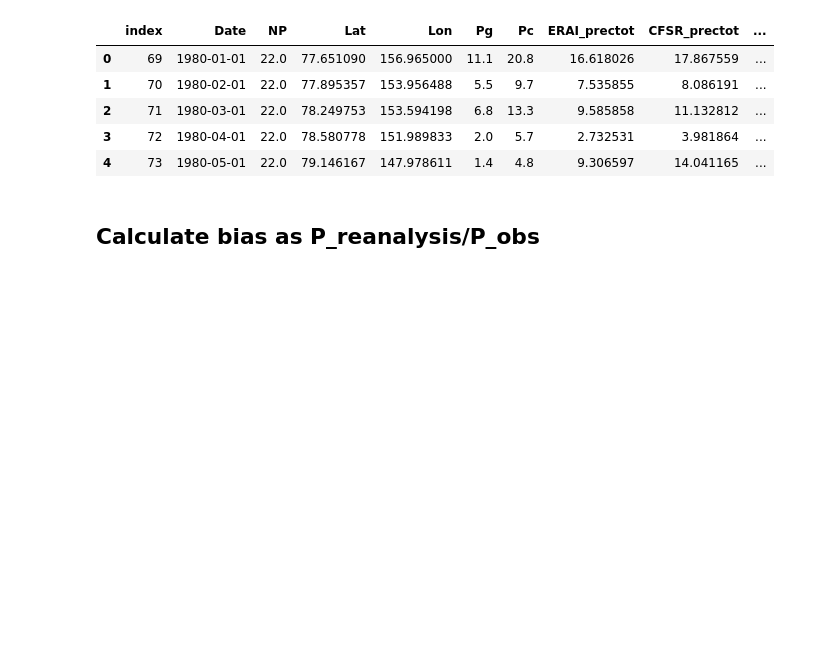
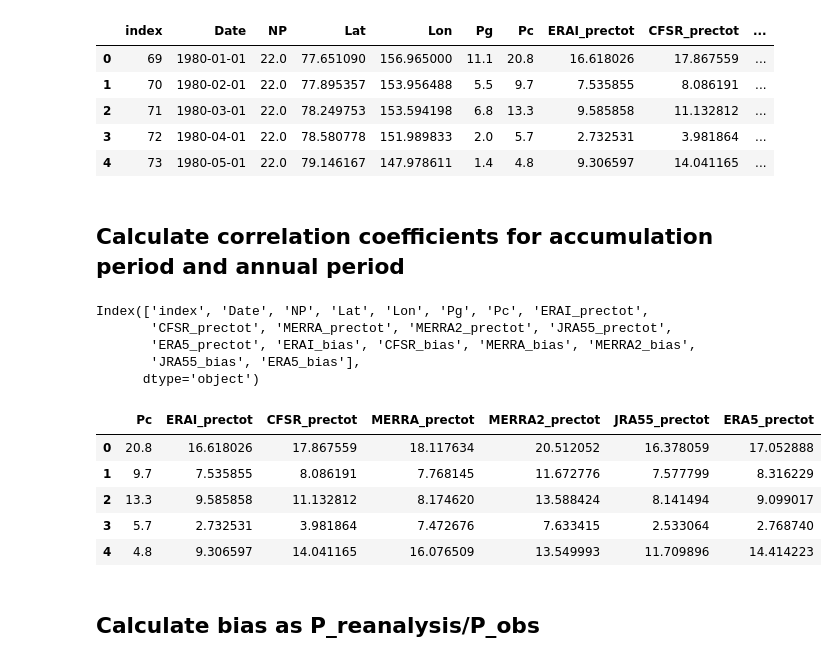
Before and after one commit to andypbarrett/SnowOnSeaIce, a Jupyter notebook: notebooks/plot_reanalysis_precip_bias_yang_ensemble.py.ipynb, the cells around one changed output. Saved outputs shown, nothing was run; the diff lists cells and outputs as text; code cells hidden in the pictures; blank space fills up the shorter version.

```diff
--- a/notebooks/plot_reanalysis_precip_bias_yang_ensemble.py.ipynb
+++ b/notebooks/plot_reanalysis_precip_bias_yang_ensemble.py.ipynb
@@ -25,6 +25,28 @@ df.head()
 | 2 | 71 | 1980-03-01 | 22.0 | 78.249753 | 153.594198 | 6.8 | 13.3 | 9.585858 | 11.132812 | ... |
 | 3 | 72 | 1980-04-01 | 22.0 | 78.580778 | 151.989833 | 2.0 | 5.7 | 2.732531 | 3.981864 | ... |
 | 4 | 73 | 1980-05-01 | 22.0 | 79.146167 | 147.978611 | 1.4 | 4.8 | 9.306597 | 14.041165 | ... |
+# %% [markdown]
+## Calculate correlation coefficients for accumulation period and annual period
+# %%
+df.columns
+# %% [output]
+Index(['index', 'Date', 'NP', 'Lat', 'Lon', 'Pg', 'Pc', 'ERAI_prectot',
+       'CFSR_prectot', 'MERRA_prectot', 'MERRA2_prectot', 'JRA55_prectot',
+       'ERA5_prectot', 'ERAI_bias', 'CFSR_bias', 'MERRA_bias', 'MERRA2_bias',
+       'JRA55_bias', 'ERA5_bias'],
+      dtype='object')
+# %%
+columns = ['Pc', 'ERAI_prectot', 'CFSR_prectot', 'MERRA_prectot',
+           'MERRA2_prectot', 'JRA55_prectot', 'ERA5_prectot']
+subdf = df[columns]
+subdf.head()
+# %% [output]
+|  | Pc | ERAI_prectot | CFSR_prectot | MERRA_prectot | MERRA2_prectot | JRA55_prectot | ERA5_prectot |
+| 0 | 20.8 | 16.618026 | 17.867559 | 18.117634 | 20.512052 | 16.378059 | 17.052888 |
+| 1 | 9.7 | 7.535855 | 8.086191 | 7.768145 | 11.672776 | 7.577799 | 8.316229 |
+| 2 | 13.3 | 9.585858 | 11.132812 | 8.174620 | 13.588424 | 8.141494 | 9.099017 |
+| 3 | 5.7 | 2.732531 | 3.981864 | 7.472676 | 7.633415 | 2.533064 | 2.768740 |
+| 4 | 4.8 | 9.306597 | 14.041165 | 16.076509 | 13.549993 | 11.709896 | 14.414223 |
 # %% [markdown]
 ## Calculate bias as P_reanalysis/P_obs
 # %%
```
Also changed, not shown: 19 other files.
